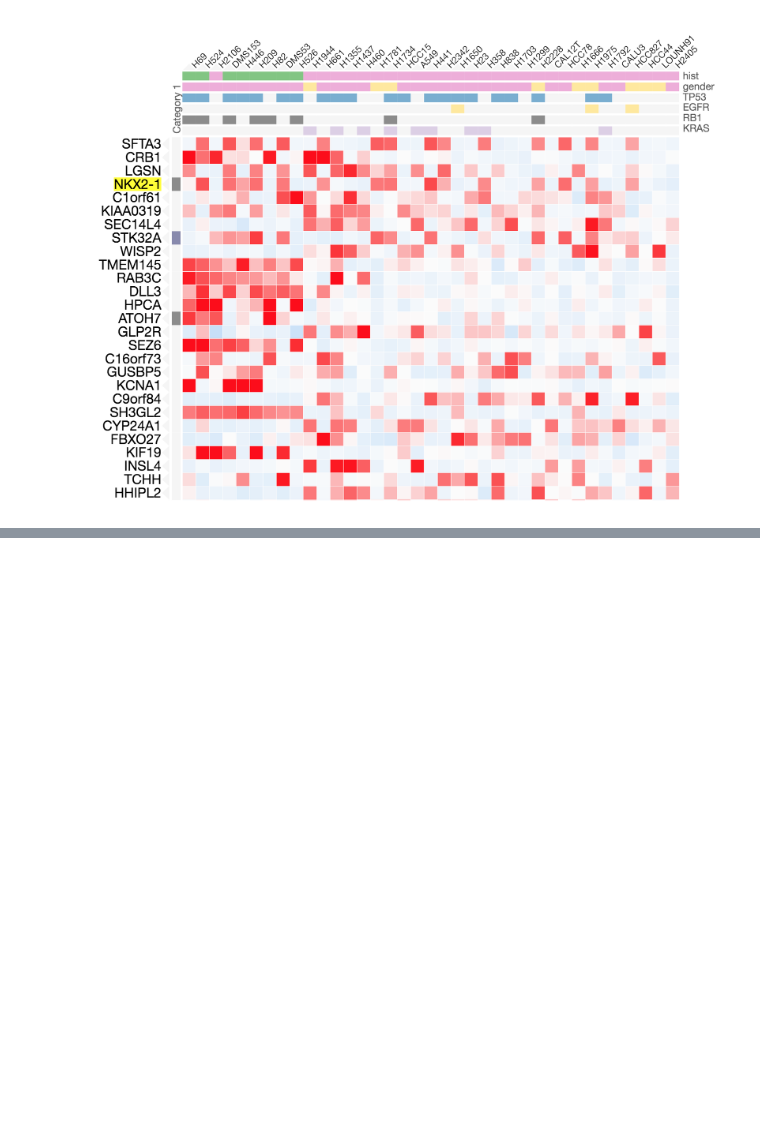
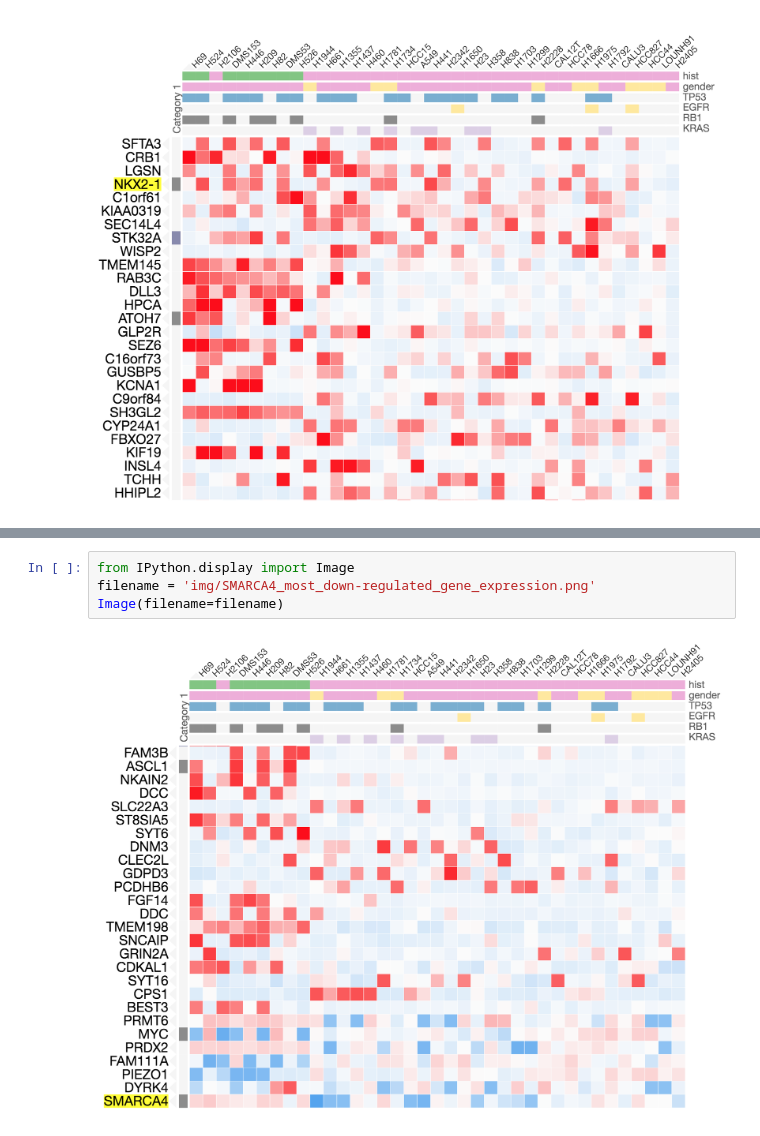
Before and after one commit to MaayanLab/CST_Lung_Cancer_Viz, a Jupyter notebook: CCLE_Gene_Expression_Data_Overview.ipynb, the cells around one changed output, grey strips where cells are left out. Cells and saved outputs as stored; diff of their text form; blank space fills up the shorter version.

Commit message:
added genes-of-interest figures as python notebook

```diff
--- a/CCLE_Gene_Expression_Data_Overview.ipynb
+++ b/CCLE_Gene_Expression_Data_Overview.ipynb
@@ -28,0 +38,6 @@ NKX2-1 is also
+# %%
+from IPython.display import Image
+filename = 'img/SMARCA4_most_down-regulated_gene_expression.png'
+Image(filename=filename)
+# %% [output]
+[figure, added]
```
Also changed, not shown: parts of 4 cells of this notebook, 1 other file.
